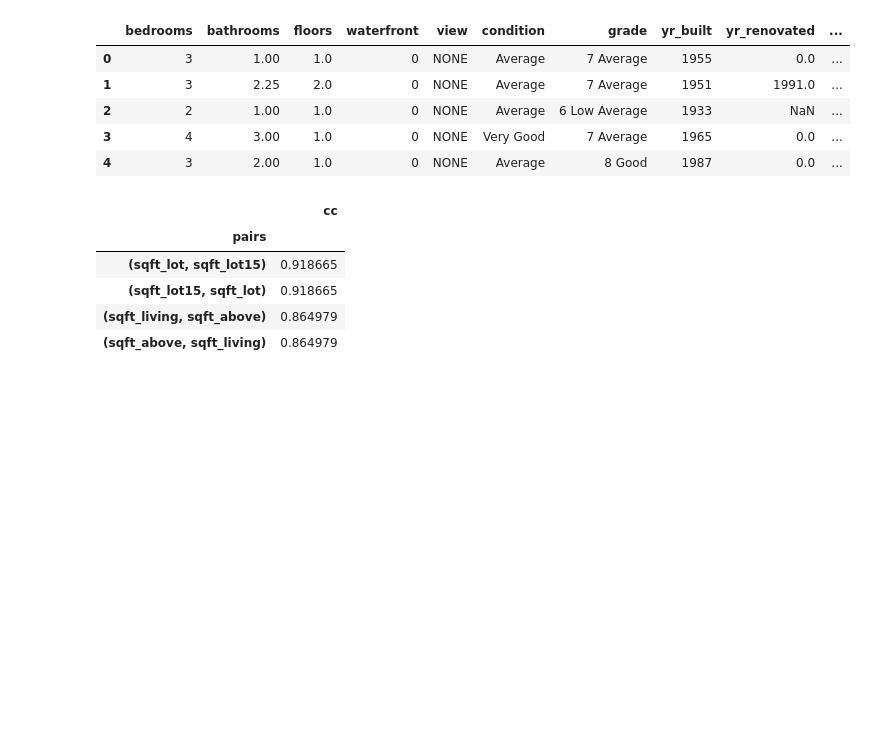
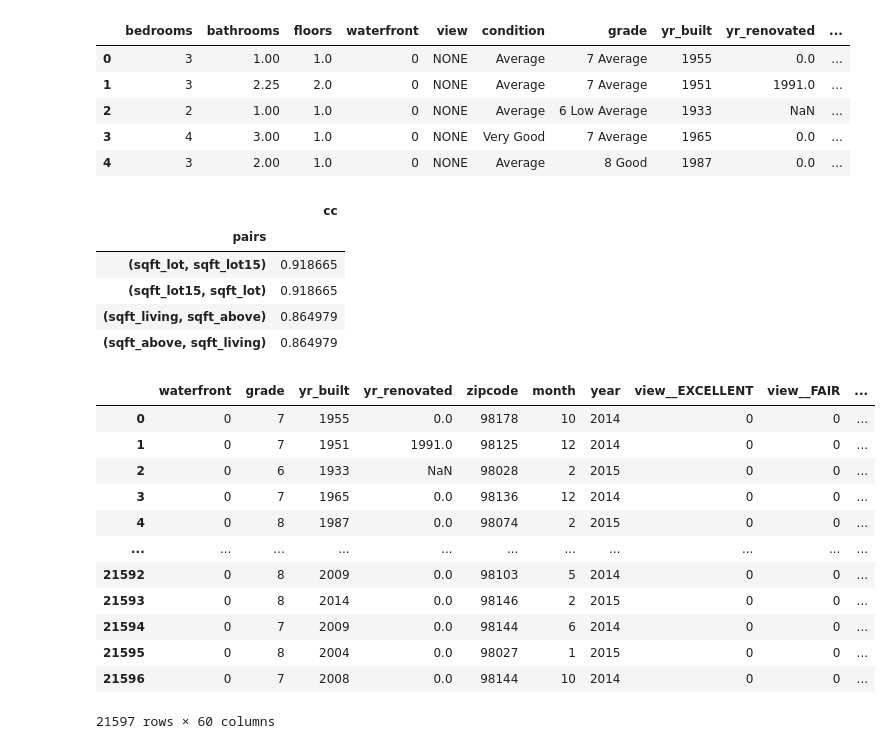
Before and after one commit to Sombrero7/project2, a Jupyter notebook: data_preprocessing.ipynb, the cells around one changed output. Cells and saved outputs as stored; diff of their text form; code cells hidden in the pictures; blank space fills up the shorter version.

```diff
--- a/data_preprocessing.ipynb
+++ b/data_preprocessing.ipynb
@@ -251,0 +250,16 @@ cont_df.to_csv('continuous_df.csv', index=False)
+# %%
+cat_df
+# %% [output]
+|  | waterfront | grade | yr_built | yr_renovated | zipcode | month | year | view__EXCELLENT | view__FAIR | ... |
+| 0 | 0 | 7 | 1955 | 0.0 | 98178 | 10 | 2014 | 0 | 0 | ... |
+| 1 | 0 | 7 | 1951 | 1991.0 | 98125 | 12 | 2014 | 0 | 0 | ... |
+| 2 | 0 | 6 | 1933 | NaN | 98028 | 2 | 2015 | 0 | 0 | ... |
+| 3 | 0 | 7 | 1965 | 0.0 | 98136 | 12 | 2014 | 0 | 0 | ... |
+| 4 | 0 | 8 | 1987 | 0.0 | 98074 | 2 | 2015 | 0 | 0 | ... |
+| ... | ... | ... | ... | ... | ... | ... | ... | ... | ... | ... |
+| 21592 | 0 | 8 | 2009 | 0.0 | 98103 | 5 | 2014 | 0 | 0 | ... |
+| 21593 | 0 | 8 | 2014 | 0.0 | 98146 | 2 | 2015 | 0 | 0 | ... |
+| 21594 | 0 | 7 | 2009 | 0.0 | 98144 | 6 | 2014 | 0 | 0 | ... |
+| 21595 | 0 | 8 | 2004 | 0.0 | 98027 | 1 | 2015 | 0 | 0 | ... |
+| 21596 | 0 | 7 | 2008 | 0.0 | 98144 | 10 | 2014 | 0 | 0 | ... |
+21597 rows × 60 columns
```
Also changed, not shown: parts of 4 cells of this notebook.
